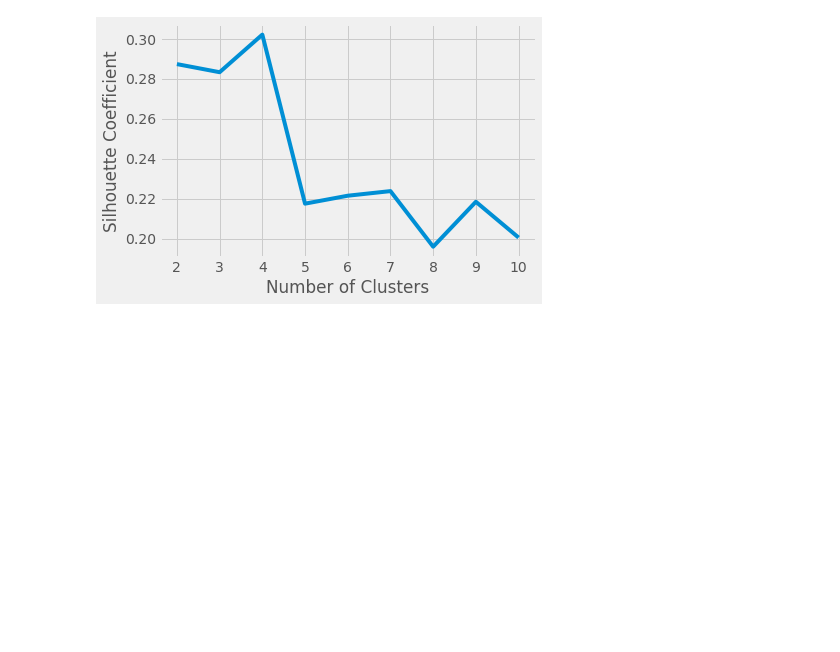
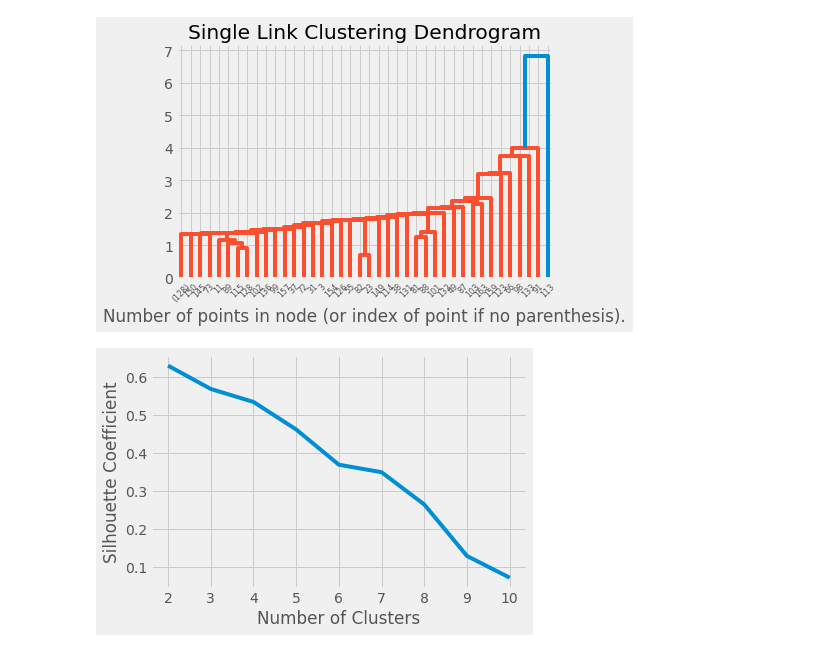
Before and after one commit to hnslmp/machine_learning_ui, a Jupyter notebook: 4.Clustering/clustering.ipynb, the cells around one changed output. Cells and saved outputs as stored; diff of their text form; code cells hidden in the pictures; blank space fills up the shorter version.

```diff
--- a/4.Clustering/clustering.ipynb
+++ b/4.Clustering/clustering.ipynb
@@ -33,6 +26,8 @@ data.head()
 scaler = StandardScaler()
 data_scaled = scaler.fit_transform(data)
 # %%
+#K-Means
+from sklearn.cluster import KMeans
 kmeans_parameter = {
     "init": "random",
     "n_init": 10,
@@ -40,12 +35,12 @@ kmeans_parameter = {
     "random_state": 42,
 }
 
-silhouette_coefficients = []
+silhouette_kmeans = []
+sse = []
 
-sse = []
 for k in range(2, 11):
     kmeans = KMeans(n_clusters=k, **kmeans_parameter)
     kmeans.fit(data_scaled)
     sse.append(kmeans.inertia_)
     score = silhouette_score(data_scaled, kmeans.labels_)
-    silhouette_coefficients.append(score)
+    silhouette_kmeans.append(score)
@@ -60,0 +87,27 @@ for k in range(2, 11):
+# %%
+from scipy.cluster.hierarchy import dendrogram
+def plot_dendrogram(model, **kwargs):
+    counts = np.zeros(model.children_.shape[0])
+    n_samples = len(model.labels_)
+    for i, merge in enumerate(model.children_):
+        current_count = 0
+        for child_idx in merge:
+            if child_idx < n_samples:
+                current_count += 1
+            else:
+                current_count += counts[child_idx - n_samples]
+        counts[i] = current_count
+
+    linkage_matrix = np.column_stack([model.children_, model.distances_,
+                                      counts]).astype(float)
+    dendrogram(linkage_matrix, **kwargs)
+# %%
+singlelink = AgglomerativeClustering(linkage="single",distance_threshold=0, n_clusters=None)
+singlelink.fit(data_scaled)
+
+plt.title('Single Link Clustering Dendrogram')
+plot_dendrogram(singlelink, truncate_mode='level', p=30)
+plt.xlabel("Number of points in node (or index of point if no parenthesis).")
+plt.show()
+# %% [output]
+[figure, added]
@@ -61,9 +125,10 @@ for k in range(2, 11):
 # %%
+#Plot Silhouettes
 plt.style.use("fivethirtyeight")
-plt.plot(range(2, 11), silhouette_coefficients)
+plt.plot(range(2, 11), silhouette_singlelink)
 plt.xticks(range(2, 11))
 plt.xlabel("Number of Clusters")
 plt.ylabel("Silhouette Coefficient")
 plt.show()
 # %% [output]
-[figure, old version]
+[figure, new version]
```
Also changed, not shown: parts of 9 cells of this notebook.
